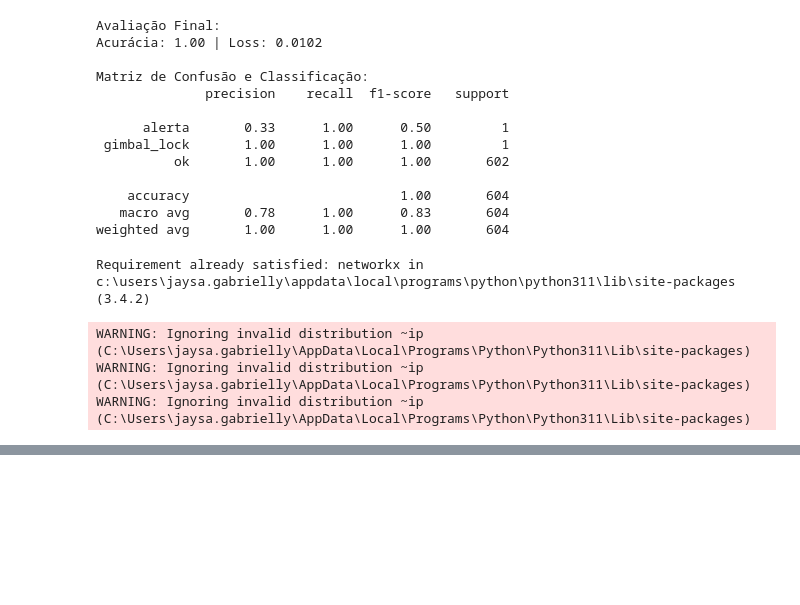
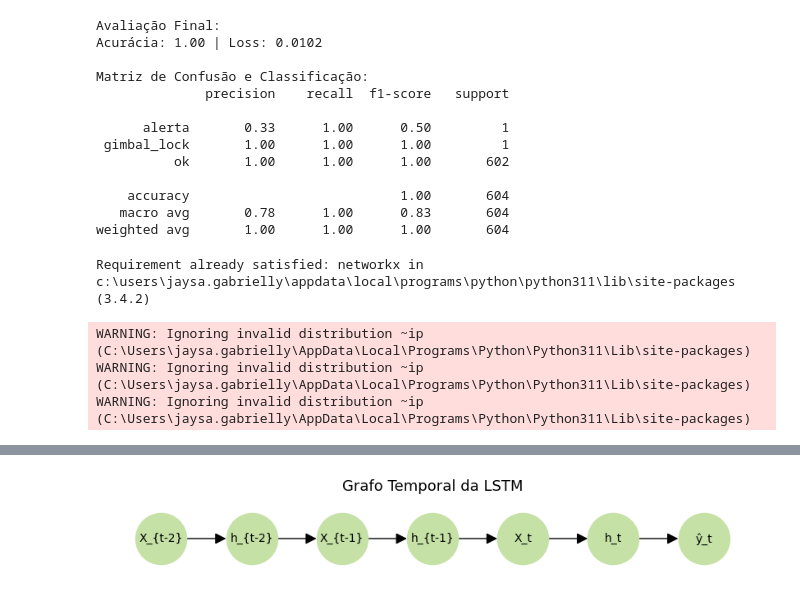
Before and after one commit to el-pitchula/GyroAI-SAT, a Jupyter notebook: notebooks/GimbalLock_IA_Classifier.ipynb, the cells around one changed output, grey strips where cells are left out. Drawn from its saved outputs; the diff is of its cells as text; code cells hidden in the pictures; blank space fills up the shorter version.

```diff
--- a/notebooks/GimbalLock_IA_Classifier.ipynb
+++ b/notebooks/GimbalLock_IA_Classifier.ipynb
@@ -408,0 +437,25 @@ plt.show()
+# %%
+G = nx.DiGraph()
+
+# Sequência temporal
+G.add_edge("X_{t-2}", "h_{t-2}")
+G.add_edge("h_{t-2}", "X_{t-1}")
+G.add_edge("X_{t-1}", "h_{t-1}")
+G.add_edge("h_{t-1}", "X_t")
+G.add_edge("X_t", "h_t")
+G.add_edge("h_t", "ŷ_t")
+
+# Visualização
+plt.figure(figsize=(8, 1))
+pos = {
+    "X_{t-2}": (0, 0), "h_{t-2}": (1, 0),
+    "X_{t-1}": (2, 0), "h_{t-1}": (3, 0),
+    "X_t":     (4, 0), "h_t":     (5, 0),
+    "ŷ_t":     (6, 0)
+}
+nx.draw(G, pos, with_labels=True, node_color="#c5e1a5", node_size=2000, font_size=10, arrows=True, arrowsize=20)
+plt.title("Grafo Temporal da LSTM", fontsize=13)
+plt.axis("off")
+plt.show()
+# %% [output]
+[figure, added]
```
Also changed, not shown: parts of 2 cells of this notebook.
